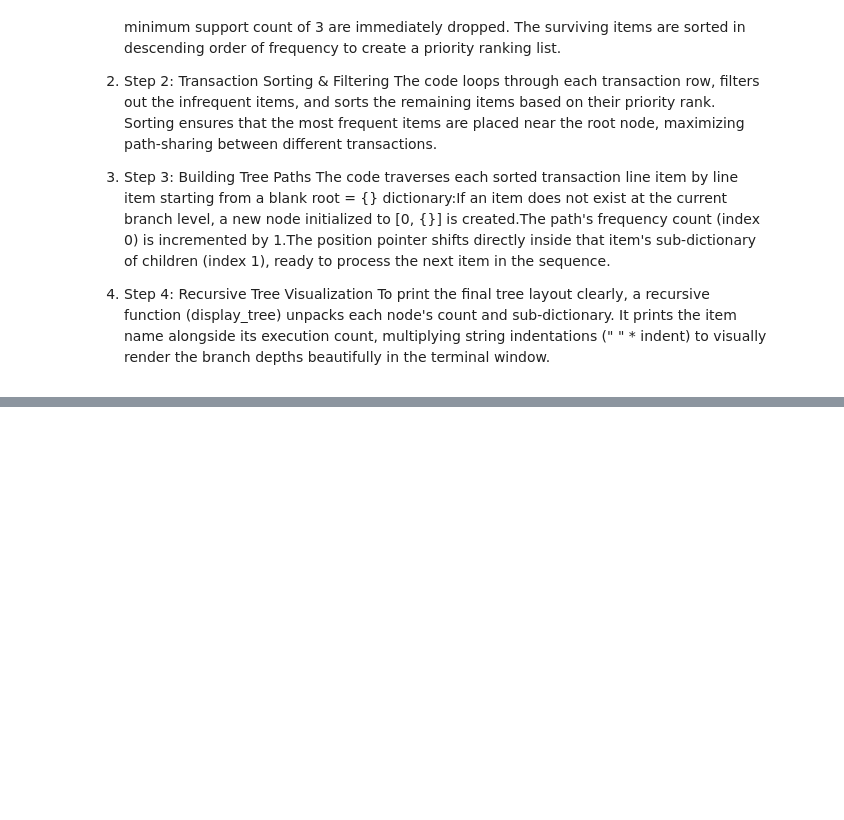
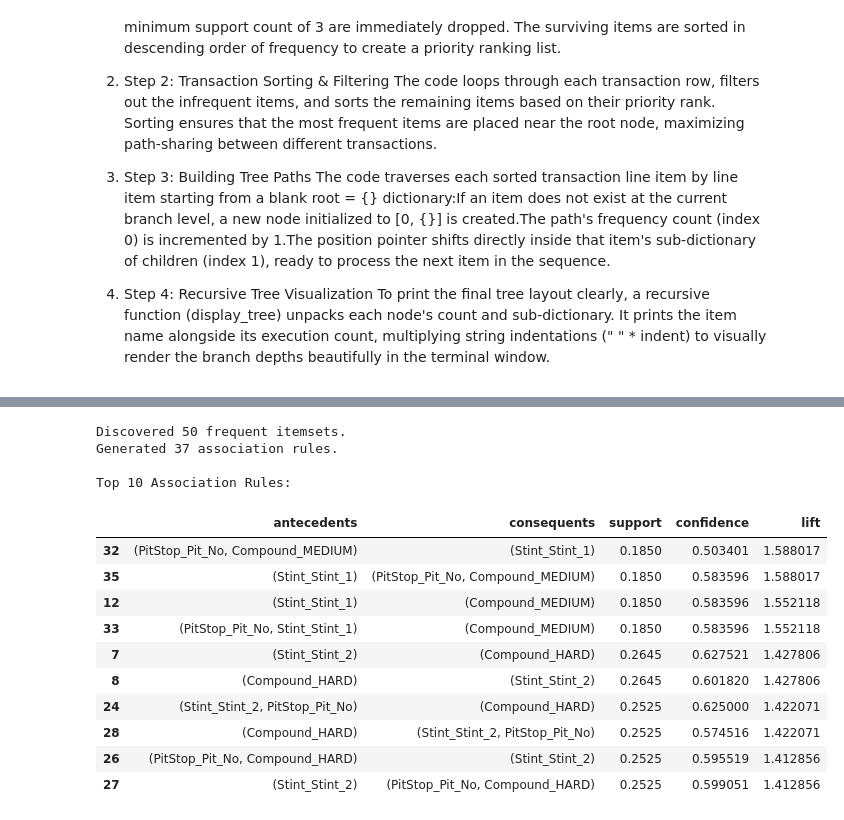
Before and after one commit to 5und4r/MachineLearningLab, a Jupyter notebook: MachineLearningLab.ipynb, the cells around one changed output, grey strips where cells are left out. Cells and saved outputs as stored; diff of their text form; code cells hidden in the pictures; blank space fills up the shorter version.

```diff
--- a/MachineLearningLab.ipynb
+++ b/MachineLearningLab.ipynb
@@ -479,0 +528,36 @@ Each tree node is represented as a simple two-element list inside a dictionary:$
+# %%
+from mlxtend.frequent_patterns import apriori, association_rules
+
+# Step 1: Apply the Apriori algorithm
+# min_support=0.05 means a pattern must appear in at least 5% of the 2,000 rows
+frequent_itemsets = apriori(one_hot_df, min_support=0.05, use_colnames=True)
+print(f"Discovered {len(frequent_itemsets)} frequent itemsets.")
+
+# Step 2: Generate Association Rules
+#Generating Association with 50% confidence
+rules = association_rules(frequent_itemsets, metric="confidence", min_threshold=0.5)
+
+# Step 3: Sort the rules by Lift (to find the most interesting/meaningful ones)
+rules = rules.sort_values('lift', ascending=False)
+
+print(f"Generated {len(rules)} association rules.\n")
+
+print("Top 10 Association Rules:")
+# Displaying just the most relevant columns for readability
+display(rules[['antecedents', 'consequents', 'support', 'confidence', 'lift']].head(10))
+# %% [output]
+Discovered 50 frequent itemsets.
+Generated 37 association rules.
+
+Top 10 Association Rules:
+|  | antecedents | consequents | support | confidence | lift |
+| 32 | (PitStop_Pit_No, Compound_MEDIUM) | (Stint_Stint_1) | 0.1850 | 0.503401 | 1.588017 |
+| 35 | (Stint_Stint_1) | (PitStop_Pit_No, Compound_MEDIUM) | 0.1850 | 0.583596 | 1.588017 |
+| 12 | (Stint_Stint_1) | (Compound_MEDIUM) | 0.1850 | 0.583596 | 1.552118 |
+| 33 | (PitStop_Pit_No, Stint_Stint_1) | (Compound_MEDIUM) | 0.1850 | 0.583596 | 1.552118 |
+| 7 | (Stint_Stint_2) | (Compound_HARD) | 0.2645 | 0.627521 | 1.427806 |
+| 8 | (Compound_HARD) | (Stint_Stint_2) | 0.2645 | 0.601820 | 1.427806 |
+| 24 | (Stint_Stint_2, PitStop_Pit_No) | (Compound_HARD) | 0.2525 | 0.625000 | 1.422071 |
+| 28 | (Compound_HARD) | (Stint_Stint_2, PitStop_Pit_No) | 0.2525 | 0.574516 | 1.422071 |
+| 26 | (PitStop_Pit_No, Compound_HARD) | (Stint_Stint_2) | 0.2525 | 0.595519 | 1.412856 |
+| 27 | (Stint_Stint_2) | (PitStop_Pit_No, Compound_HARD) | 0.2525 | 0.599051 | 1.412856 |
```
Also changed, not shown: parts of 5 cells of this notebook.
